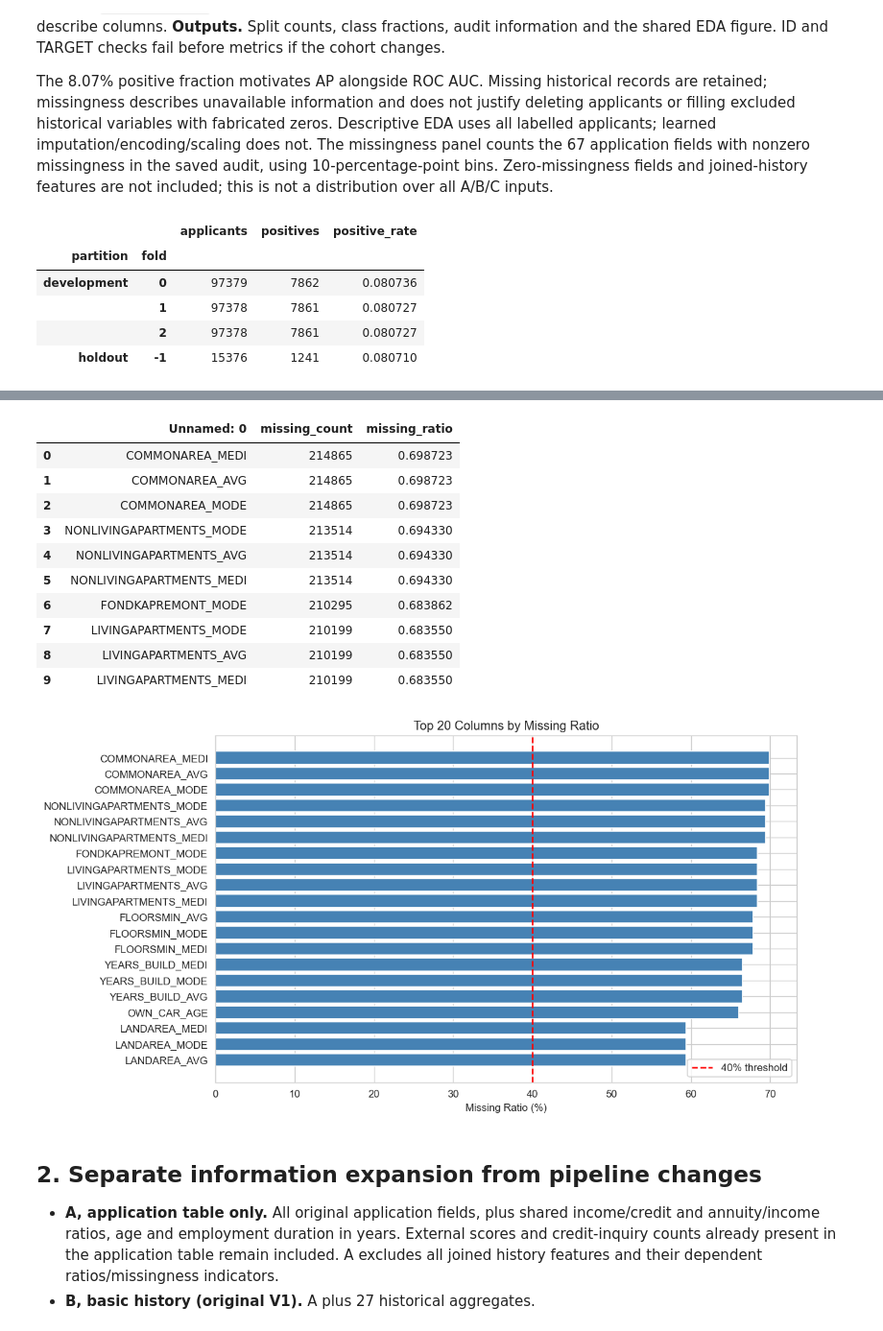
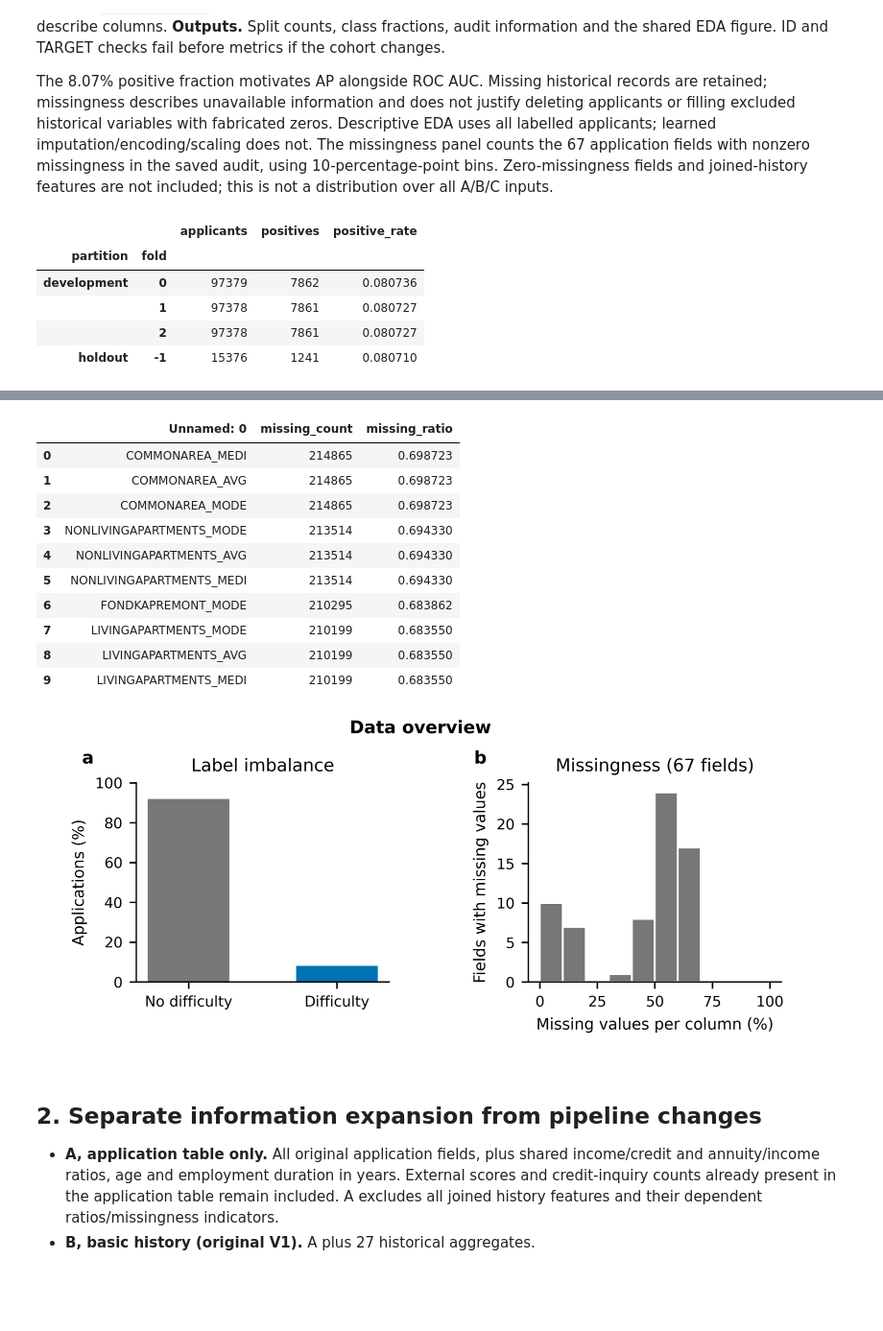
Before and after one commit to JZR-Rayen/MSDM5054-MiniProject, a Jupyter notebook: notebooks/Home_Credit_Submission.ipynb, the cells around one changed output, grey strips where cells are left out. Shown at 96% size. Saved outputs shown, nothing was run; the diff lists cells and outputs as text; code cells hidden in the pictures; blank space fills up the shorter version.

```diff
--- a/notebooks/Home_Credit_Submission.ipynb
+++ b/notebooks/Home_Credit_Submission.ipynb
@@ -39,35 +39,35 @@ The 8.07% positive fraction motivates AP alongside ROC AUC. Missing historical r
 # %%
 membership = w.read_csv('support/membership.csv')
 data_audit = json.loads((BASE/'support/data/data_audit.json').read_text())
 assert len(membership)==307511 and membership.SK_ID_CURR.is_unique
 assert int(membership.TARGET.sum())==24825
 split_summary = membership.groupby(['partition','fold']).agg(applicants=('SK_ID_CURR','size'),positives=('TARGET','sum'))
 split_summary['positive_rate'] = split_summary.positives/split_summary.applicants
 display(split_summary)
 display(pd.DataFrame([data_audit]).drop(columns=['comparison_tolerance']))
 display(w.read_csv('support/data/missing_statistics.csv').head(10))
-display(Image(filename=str(BASE.parent/'figures/eda_missing_ratio_top20.png'),width=800))
+display(Image(filename=str(BASE.parent/'figures/eda.png'),width=800))
 # %% [output]
 |  |  | applicants | positives | positive_rate |
 | partition | fold |  |  |  |
 | development | 0 | 97379 | 7862 | 0.080736 |
 |  | 1 | 97378 | 7861 | 0.080727 |
 |  | 2 | 97378 | 7861 | 0.080727 |
 | holdout | -1 | 15376 | 1241 | 0.080710 |
 |  | status | train_shape | test_shape | class_counts | numeric_inputs | categorical_inputs | missing_columns | ... |
 | 0 | passed_with_authorized_bureau_filter | [307511, 153] | [48744, 152] | {'0': 282686, '1': 24825} | 135 | 16 | 90 | ... |
 |  | Unnamed: 0 | missing_count | missing_ratio |
 | 0 | COMMONAREA_MEDI | 214865 | 0.698723 |
 | 1 | COMMONAREA_AVG | 214865 | 0.698723 |
 | 2 | COMMONAREA_MODE | 214865 | 0.698723 |
 | 3 | NONLIVINGAPARTMENTS_MODE | 213514 | 0.694330 |
 | 4 | NONLIVINGAPARTMENTS_AVG | 213514 | 0.694330 |
 | 5 | NONLIVINGAPARTMENTS_MEDI | 213514 | 0.694330 |
 | 6 | FONDKAPREMONT_MODE | 210295 | 0.683862 |
 | 7 | LIVINGAPARTMENTS_MODE | 210199 | 0.683550 |
 | 8 | LIVINGAPARTMENTS_AVG | 210199 | 0.683550 |
 | 9 | LIVINGAPARTMENTS_MEDI | 210199 | 0.683550 |
-[figure, old version]
+[figure, new version]
 # %% [markdown]
 ## 2. Separate information expansion from pipeline changes
 - **A, application table only.** All original application fields, plus shared income/credit and annuity/income ratios, age and employment duration in years. External scores and credit-inquiry counts already present in the application table remain included. A excludes all joined history features and their dependent ratios/missingness indicators.
```
Also changed, not shown: parts of 7 cells of this notebook, 9 other files.
